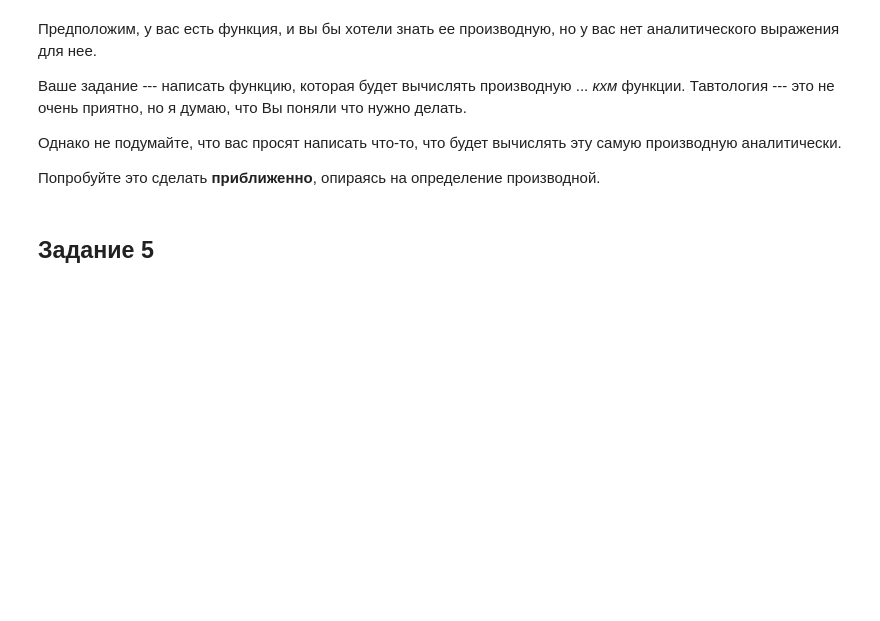
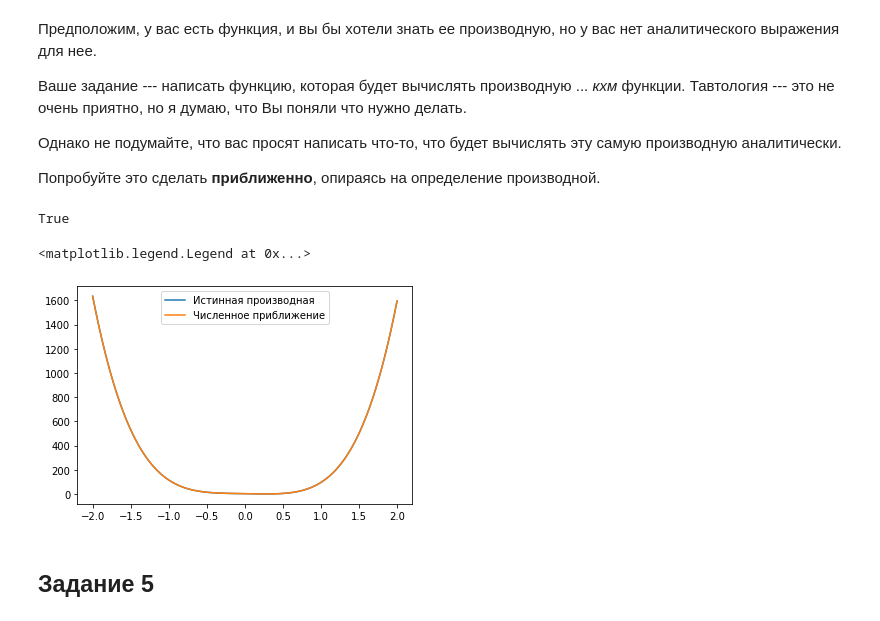
Before and after one commit to ctrlc0ctrlv/deep_learning_2018-19, a Jupyter notebook: [homework,_base]gradient.ipynb, the cells around one changed output. Saved outputs shown, nothing was run; the diff lists cells and outputs as text; code cells hidden in the pictures; blank space fills up the shorter version.

```diff
--- a/[homework,_base]gradient.ipynb
+++ b/[homework,_base]gradient.ipynb
@@ -79,39 +91,47 @@ def numerical_derivative_1d(func, epsilon):
         :param x: float — точка, в которой нужно вычислить производную
         :return: приближённое значение производной в этой точке
         """
-        # YOUR CODE
+        result = (func(x+epsilon) - func(x))/epsilon
+        return result
     return deriv_func
 # %%
 # Проверьте себя!
 def polynom_to_prime(x):
     return 20 * x**5 + x**3 - 5 * x**2 + 2 * x + 2.0
 
 
 def primed_poly(x):
     return 100 * x**4 + 3 * x**2 -10 * x + 2.0
 
 
 approx_deriv = numerical_derivative_1d(polynom_to_prime, 1e-5)
 
 grid = np.linspace(-2, 2, 100)
 right_flag = True
 tol = 0.05
 debug_print = []
 
 for x in grid:
     estimation_error = abs(primed_poly(x) - approx_deriv(x))
     if estimation_error > tol:
         debug_print.append((estimation_error, primed_poly(x), approx_deriv(x)))
         right_flag = False
 
 if not right_flag:
     print("Что-то не то...")
     print(debug_print)
     plt.plot(grid, primed_poly(grid), label="Истинная производная")
     plt.plot(grid, approx_deriv(grid), label="Численное приближение")
     plt.legend()
 
 print(str(right_flag))
+plt.plot(grid, primed_poly(grid), label="Истинная производная")
+plt.plot(grid, approx_deriv(grid), label="Численное приближение")
+plt.legend()
+# %% [output]
+True
+<matplotlib.legend.Legend at 0x...>
+[figure, added]
 # %% [markdown]
 ## Задание 5 ##
 # %% [markdown]
```
Also changed, not shown: parts of 12 cells of this notebook.
